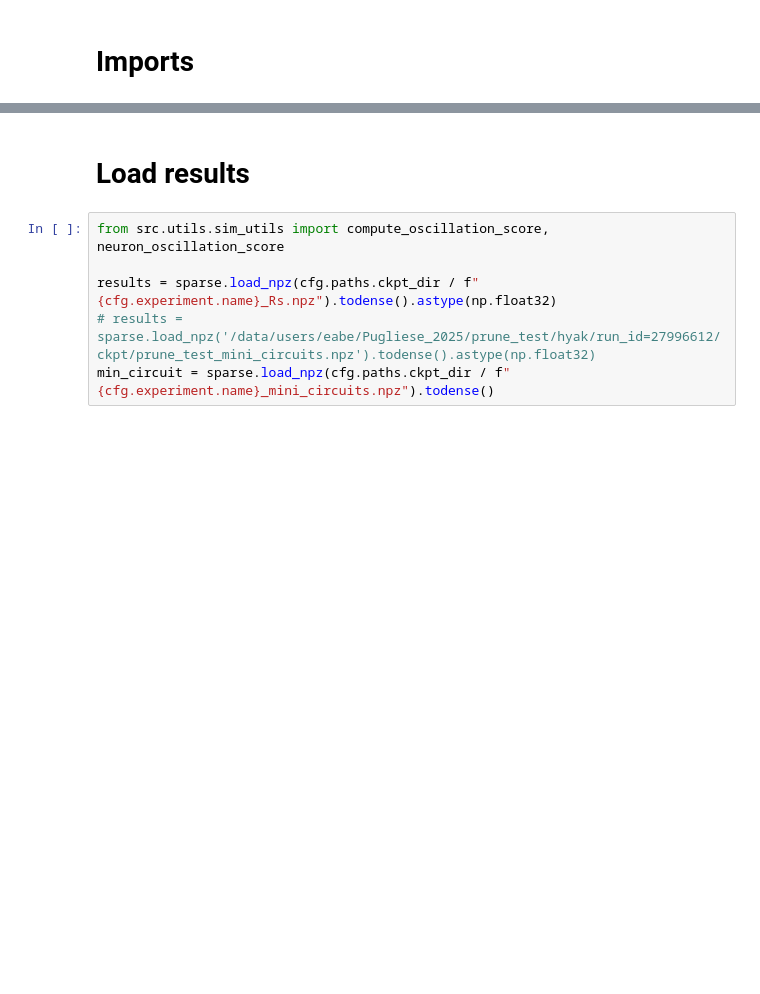
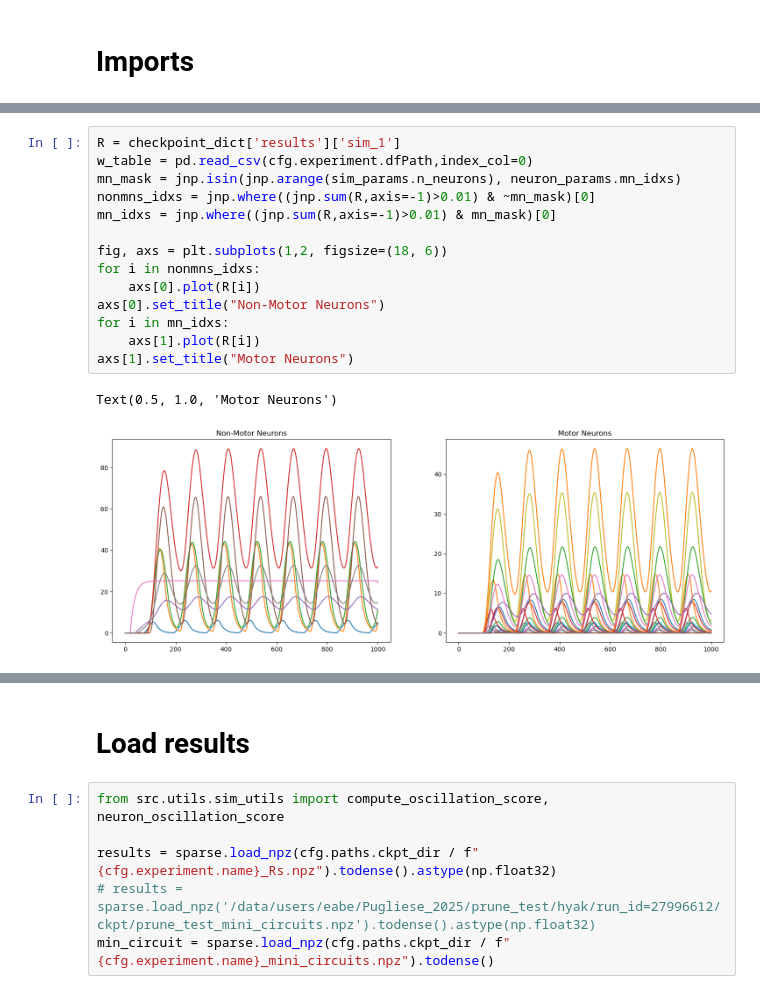
Before and after one commit to smpuglie/Pugliese_cpg_2025, a Jupyter notebook: notebooks/run_config.ipynb, the cells around one changed output, grey strips where cells are left out. Saved outputs shown, nothing was run; the diff lists cells and outputs as text; blank space fills up the shorter version.

```diff
--- a/notebooks/run_config.ipynb
+++ b/notebooks/run_config.ipynb
@@ -190,0 +209,17 @@ results = sparse.load_npz(checkpoint_dir / f"results_checkpoint_batch_{checkpoin
+# %%
+R = checkpoint_dict['results']['sim_1']
+w_table = pd.read_csv(cfg.experiment.dfPath,index_col=0)
+mn_mask = jnp.isin(jnp.arange(sim_params.n_neurons), neuron_params.mn_idxs)
+nonmns_idxs = jnp.where((jnp.sum(R,axis=-1)>0.01) & ~mn_mask)[0]
+mn_idxs = jnp.where((jnp.sum(R,axis=-1)>0.01) & mn_mask)[0]
+
+fig, axs = plt.subplots(1,2, figsize=(18, 6))
+for i in nonmns_idxs:
+    axs[0].plot(R[i])
+axs[0].set_title("Non-Motor Neurons")
+for i in mn_idxs:
+    axs[1].plot(R[i])
+axs[1].set_title("Motor Neurons")
+# %% [output]
+Text(0.5, 1.0, 'Motor Neurons')
+[figure, added]
```
Also changed, not shown: parts of 28 cells of this notebook, 6 other files.
